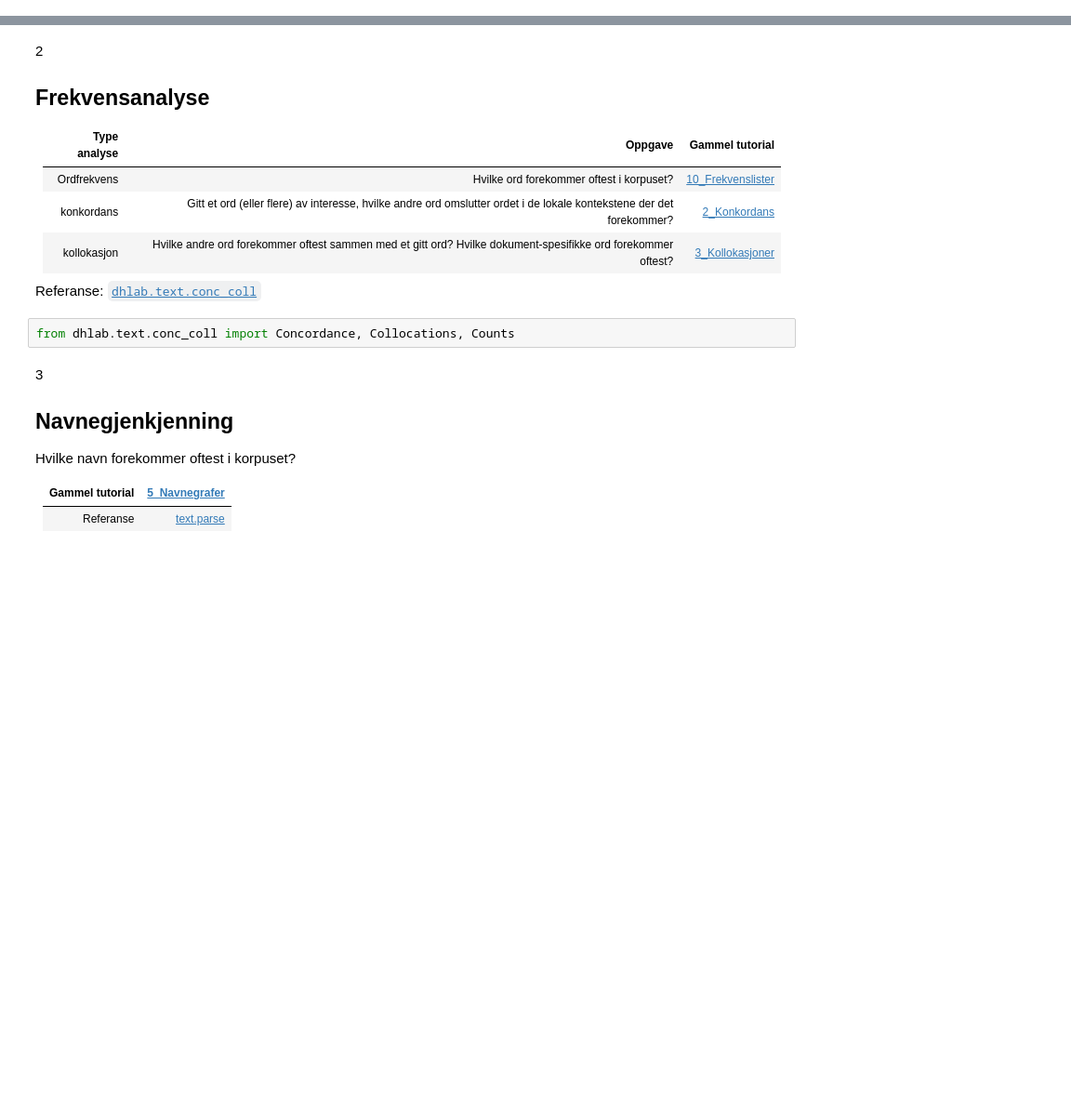
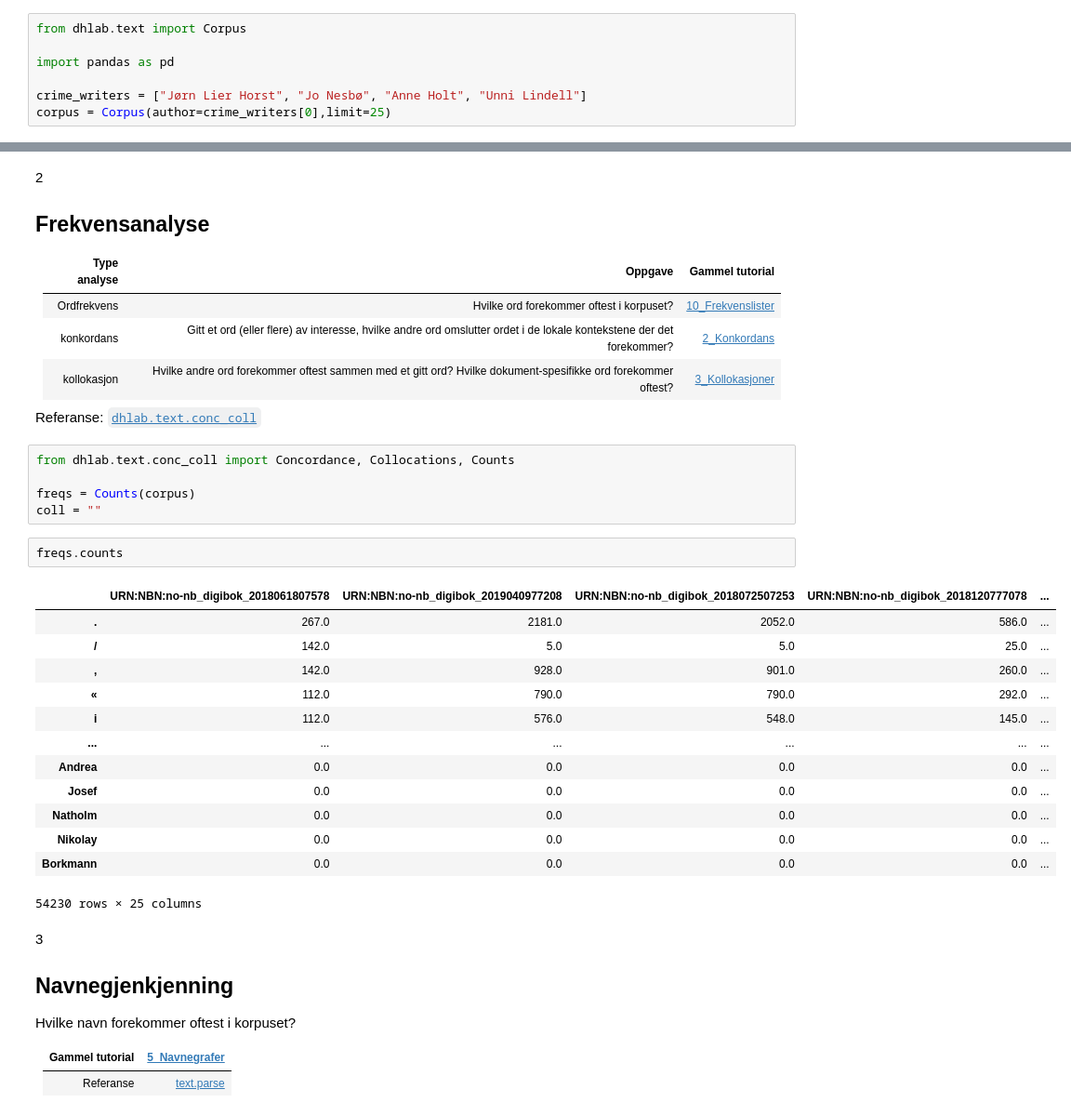
Before and after one commit to NationalLibraryOfNorway/digital_tekstanalyse, a Jupyter notebook: workshop2022/DHLAB_deloppgaver.ipynb, the cells around one changed output, grey strips where cells are left out. Shown at 93% size. Drawn from its saved outputs; the diff is of its cells as text; blank space fills up the shorter version.

Commit message:
feat: add imports
Signed-off-by: Ingerid Dale <ingerid.dale@nb.no>

```diff
--- a/workshop2022/DHLAB_deloppgaver.ipynb
+++ b/workshop2022/DHLAB_deloppgaver.ipynb
@@ -86,0 +82,7 @@ korpus = Corpus()
+# %%
+from dhlab.text import Corpus
+
+import pandas as pd
+
+crime_writers = ["Jørn Lier Horst", "Jo Nesbø", "Anne Holt", "Unni Lindell"]
+corpus = Corpus(author=crime_writers[0],limit=25)
@@ -98,6 +109,25 @@ kollokasjon | Hvilke andre ord forekommer oftest sammen med et gitt ord?  Hvilke
 Referanse: [`dhlab.text.conc_coll`](https://dhlab.readthedocs.io/en/latest/generated/text.conc_coll.html)
 # %%
 from dhlab.text.conc_coll import Concordance, Collocations, Counts
+
+freqs = Counts(corpus)
+coll = ""
+# %%
+freqs.counts
+# %% [output]
+|  | URN:NBN:no-nb_digibok_2018061807578 | URN:NBN:no-nb_digibok_2019040977208 | URN:NBN:no-nb_digibok_2018072507253 | URN:NBN:no-nb_digibok_2018120777078 | ... |
+| . | 267.0 | 2181.0 | 2052.0 | 586.0 | ... |
+| / | 142.0 | 5.0 | 5.0 | 25.0 | ... |
+| , | 142.0 | 928.0 | 901.0 | 260.0 | ... |
+| « | 112.0 | 790.0 | 790.0 | 292.0 | ... |
+| i | 112.0 | 576.0 | 548.0 | 145.0 | ... |
+| ... | ... | ... | ... | ... | ... |
+| Andrea | 0.0 | 0.0 | 0.0 | 0.0 | ... |
+| Josef | 0.0 | 0.0 | 0.0 | 0.0 | ... |
+| Natholm | 0.0 | 0.0 | 0.0 | 0.0 | ... |
+| Nikolay | 0.0 | 0.0 | 0.0 | 0.0 | ... |
+| Borkmann | 0.0 | 0.0 | 0.0 | 0.0 | ... |
+54230 rows × 25 columns
 # %% [markdown]
 3
 ## Navnegjenkjenning
```
Also changed, not shown: parts of 3 cells of this notebook.
